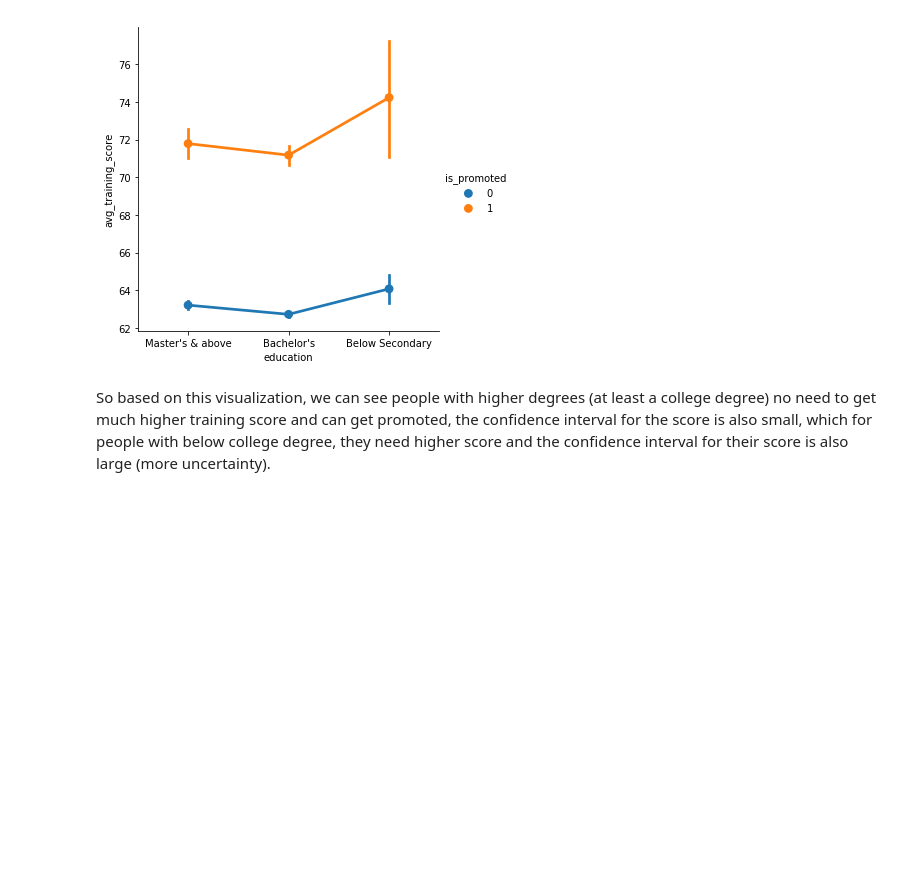
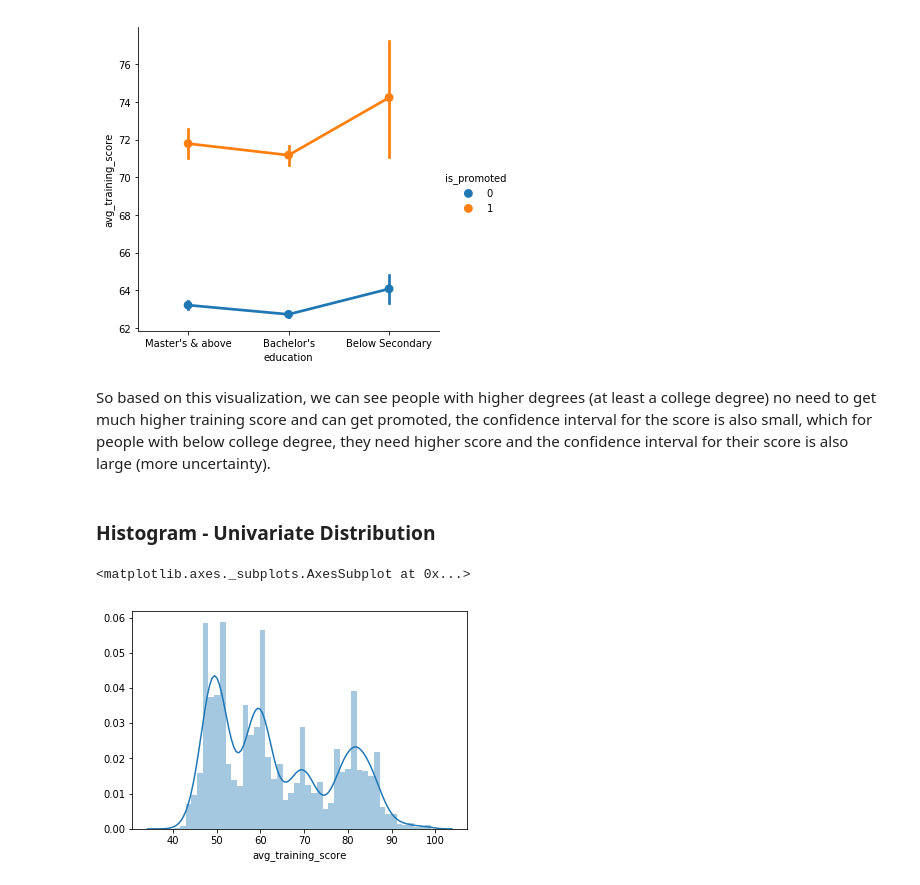
Before and after one commit to hanhanwu/Basic_But_Useful, a Jupyter notebook: visualization_seaborn.ipynb, the cells around one changed output. Cells and saved outputs as stored; diff of their text form; code cells hidden in the pictures; blank space fills up the shorter version.

```diff
--- a/visualization_seaborn.ipynb
+++ b/visualization_seaborn.ipynb
@@ -162,3 +169,10 @@ sns.catplot(x="education", y="avg_training_score", hue = "is_promoted", kind = "
 [figure]
 # %% [markdown]
 So based on this visualization, we can see people with higher degrees (at least a college degree) no need to get much higher training score and can get promoted, the confidence interval for the score is also small, which for people with below college degree, they need higher score and the confidence interval for their score is also large (more uncertainty).
+# %% [markdown]
+### Histogram - Univariate Distribution
+# %%
+sns.distplot(df1['avg_training_score'])
+# %% [output]
+<matplotlib.axes._subplots.AxesSubplot at 0x...>
+[figure, added]
```
Also changed, not shown: parts of 14 cells of this notebook.
